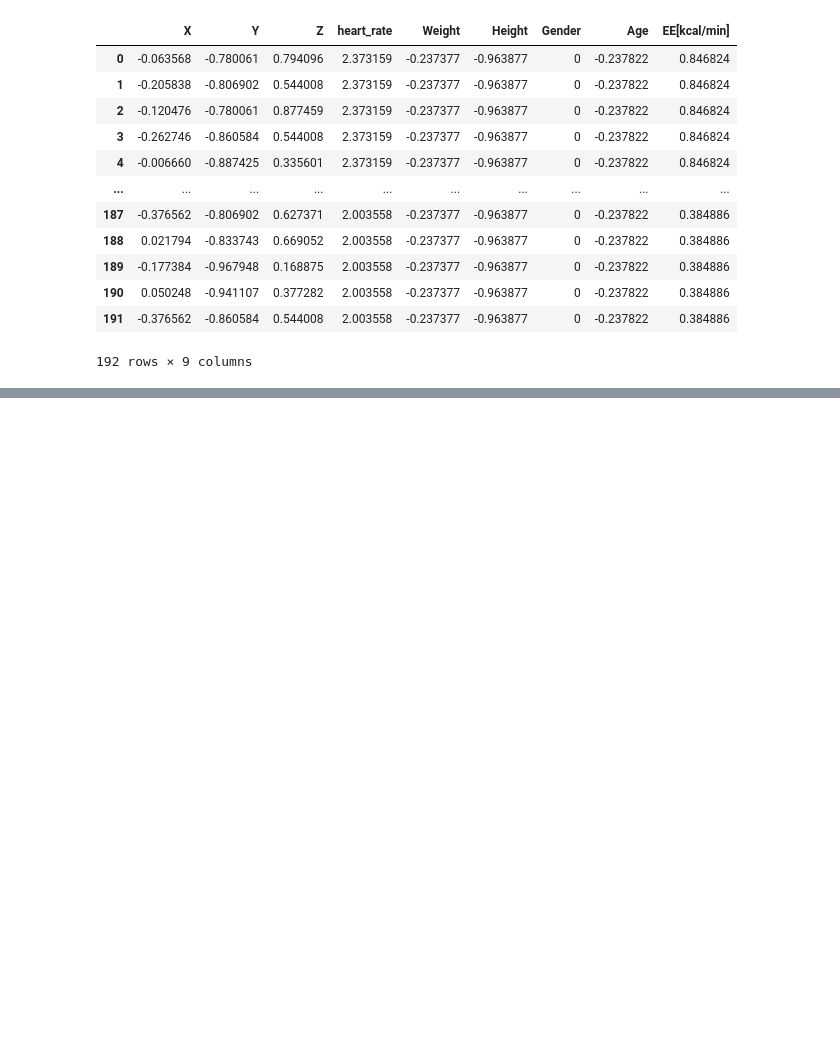
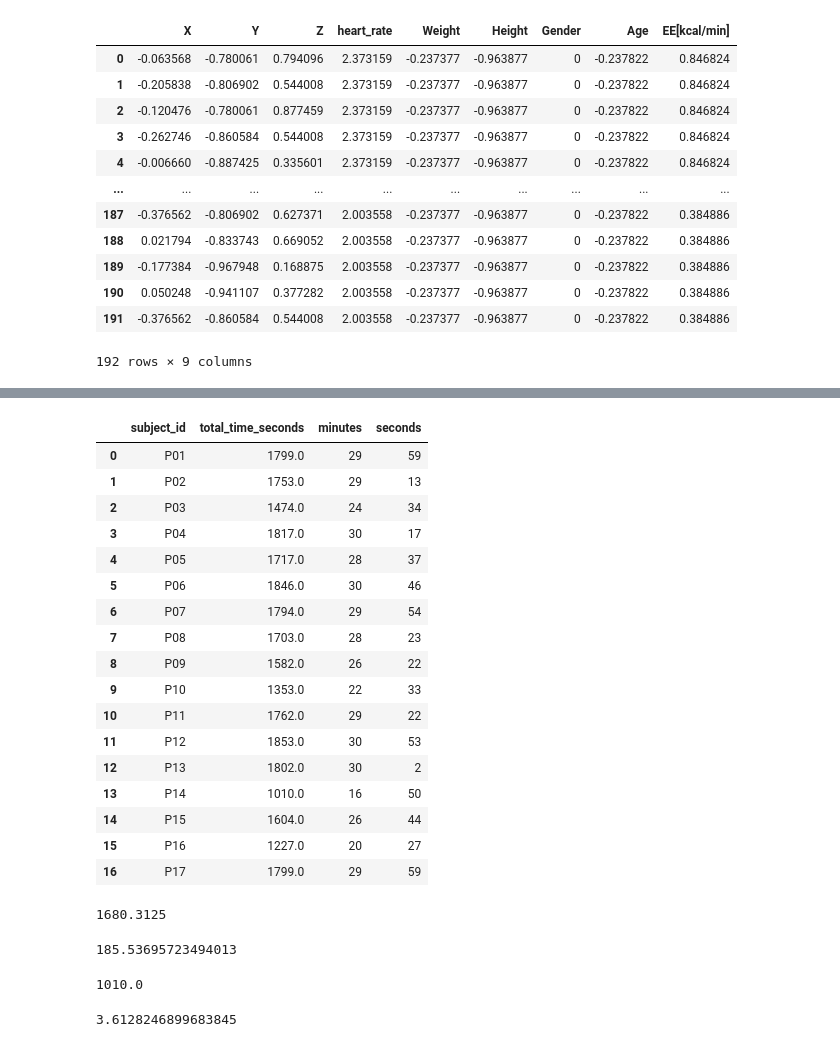
Before and after one commit to TylerAnderton/CSML, a Jupyter notebook: Final-Project/EE-Estimation/preprocessing.ipynb, the cells around one changed output, grey strips where cells are left out. Saved outputs shown, nothing was run; the diff lists cells and outputs as text; code cells hidden in the pictures; blank space fills up the shorter version.

```diff
--- a/Final-Project/EE-Estimation/preprocessing.ipynb
+++ b/Final-Project/EE-Estimation/preprocessing.ipynb
@@ -438,0 +504,45 @@ display_windows(windows_dict['P01'])
+# %%
+def calculate_total_times(df, sample_rate=32):
+    total_times = {}
+    for subject_id, group in df.groupby('subject_id'):
+        total_time_seconds = len(group) / sample_rate
+        minutes = int(total_time_seconds // 60)
+        seconds = int(total_time_seconds % 60)
+        total_times[subject_id] = {
+            'total_time_seconds': total_time_seconds,
+            'minutes': minutes,
+            'seconds': seconds
+        }
+
+    total_times_df = pd.DataFrame([
+        {
+            'subject_id': subject_id,
+            'total_time_seconds': times['total_time_seconds'],
+            'minutes': times['minutes'],
+            'seconds': times['seconds']
+        }
+        for subject_id, times in total_times.items()
+    ])
+    return total_times_df
+# %%
+total_times = calculate_total_times(std_df)
+total_times
+# %% [output]
+|  | subject_id | total_time_seconds | minutes | seconds |
+| 0 | P01 | 1799.0 | 29 | 59 |
+| 1 | P02 | 1753.0 | 29 | 13 |
+| 2 | P03 | 1474.0 | 24 | 34 |
+| 3 | P04 | 1817.0 | 30 | 17 |
+| 4 | P05 | 1717.0 | 28 | 37 |
+| 5 | P06 | 1846.0 | 30 | 46 |
+| 6 | P07 | 1794.0 | 29 | 54 |
+| 7 | P08 | 1703.0 | 28 | 23 |
+| 8 | P09 | 1582.0 | 26 | 22 |
+| 9 | P10 | 1353.0 | 22 | 33 |
+| 10 | P11 | 1762.0 | 29 | 22 |
+| 11 | P12 | 1853.0 | 30 | 53 |
+| 12 | P13 | 1802.0 | 30 | 2 |
+| 13 | P14 | 1010.0 | 16 | 50 |
+| 14 | P15 | 1604.0 | 26 | 44 |
+| 15 | P16 | 1227.0 | 20 | 27 |
+| 16 | P17 | 1799.0 | 29 | 59 |
@@ -438,0 +551,19 @@ display_windows(windows_dict['P01'])
+# %%
+total_times_not_P14_mean = total_times_not_P14['total_time_seconds'].mean()
+total_times_not_P14_mean
+# %% [output]
+1680.3125
+# %%
+total_times_not_P14_std = total_times_not_P14['total_time_seconds'].std()
+total_times_not_P14_std
+# %% [output]
+185.53695723494013
+# %%
+total_time_sec_P14 = total_times[total_times['subject_id'] == 'P14']['total_time_seconds'].values[0]
+total_time_sec_P14
+# %% [output]
+1010.0
+# %%
+(total_times_not_P14_mean - total_time_sec_P14) / total_times_not_P14_std
+# %% [output]
+3.6128246899683845
```
Also changed, not shown: parts of 10 cells of this notebook, 1 other file.
